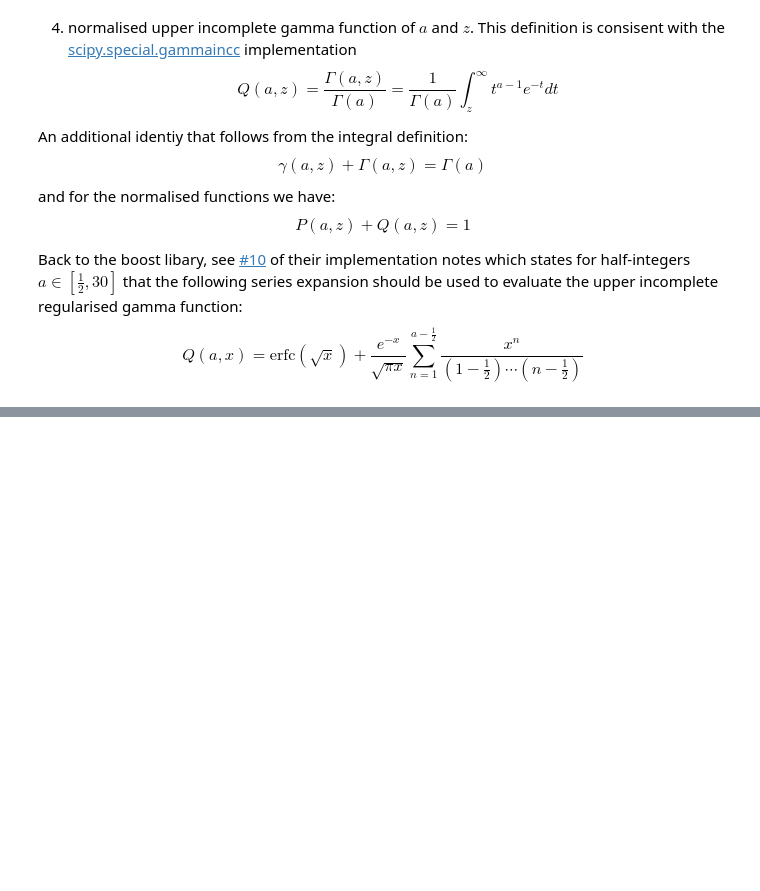
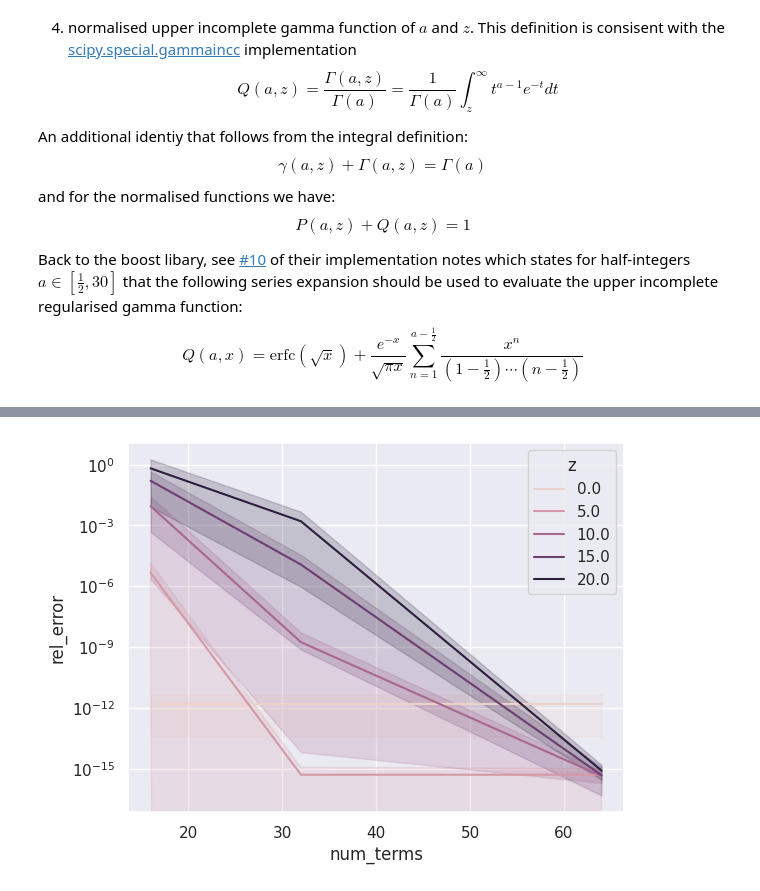
Before and after one commit to graphcore-research/pyscf-ipu, a Jupyter notebook: notebooks/gammanu.ipynb, the cells around one changed output, grey strips where cells are left out. Saved outputs shown, nothing was run; the diff lists cells and outputs as text; code cells hidden in the pictures; blank space fills up the shorter version.

```diff
--- a/notebooks/gammanu.ipynb
+++ b/notebooks/gammanu.ipynb
@@ -232,0 +355,5 @@ for a in range(20):
+# %%
+sns.lineplot(data=df, x="num_terms", y="rel_error", hue="z")
+plt.yscale("log")
+# %% [output]
+[figure, added]
```
Also changed, not shown: parts of 6 cells of this notebook.
